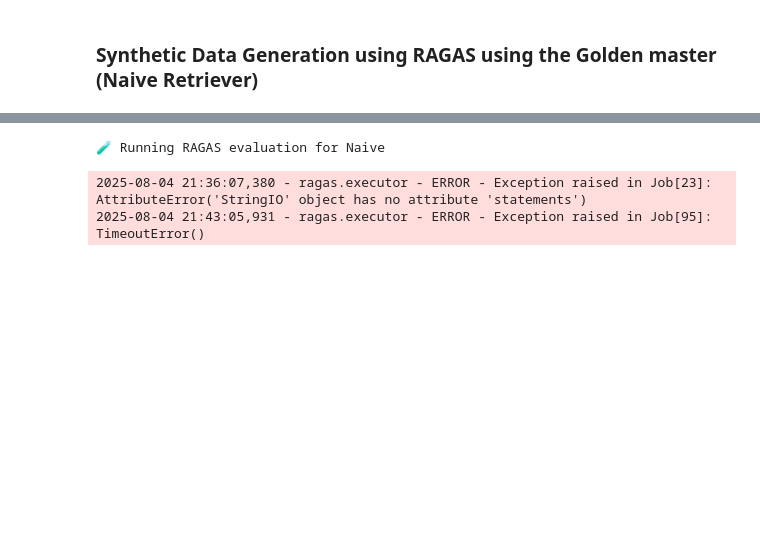
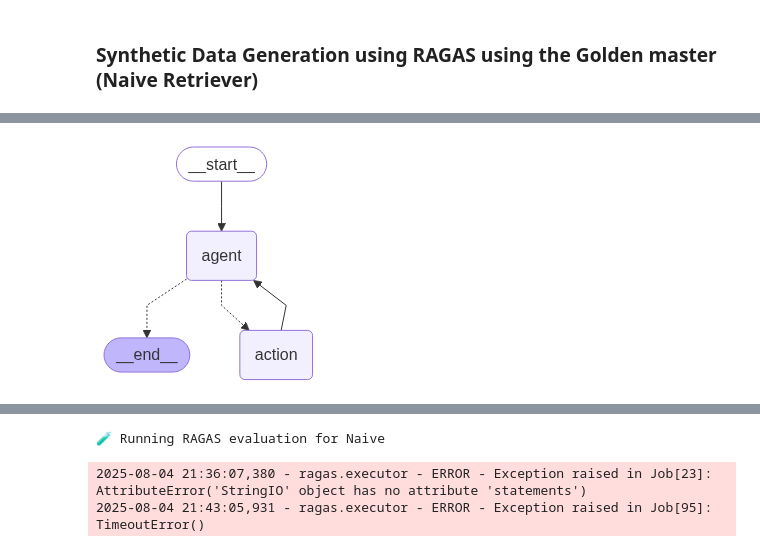
Before and after one commit to neomatrix369/AIE7-Cert-Challenge, a Jupyter notebook: notebooks/Agentic RAG evaluation experiments.ipynb, the cells around one changed output, grey strips where cells are left out. Drawn from its saved outputs; the diff is of its cells as text; code cells hidden in the pictures; blank space fills up the shorter version.

Commit message:
Docs: importing the graphs and agent graphs into the notebook and displaying them. Also adding the END node to the existing graph flows

```diff
--- a/notebooks/Agentic RAG evaluation experiments.ipynb
+++ b/notebooks/Agentic RAG evaluation experiments.ipynb
@@ -285,3 +262,7 @@ importlib.reload(src.evaluation.evaluation_helpers)
 from src.evaluation.evaluation_helpers import generate_responses_for_golden_dataset, display_dataset_with_metadata, run_ragas_evaluation, record_metrics_from_run
 # %% [markdown]
 ### Synthetic Data Generation using RAGAS using the Golden master (Naive Retriever)
+# %%
+naive_graph_agent = get_graph_agent([ask_naive_llm_tool])
+naive_graph_agent
+# %% [output]
@@ -287,0 +272 @@ from src.evaluation.evaluation_helpers import generate_responses_for_golden_data
+[figure, added]
```
Also changed, not shown: parts of 17 cells of this notebook, 1 other file.
